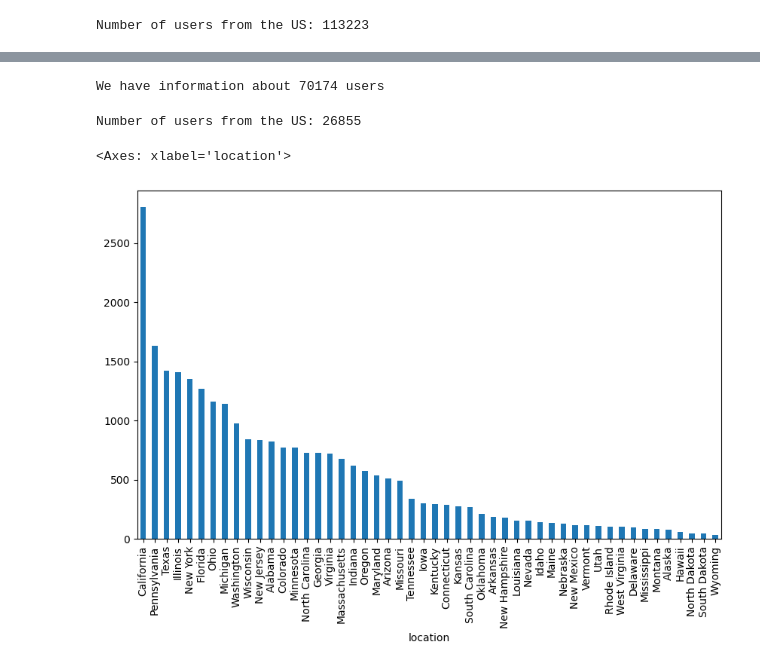
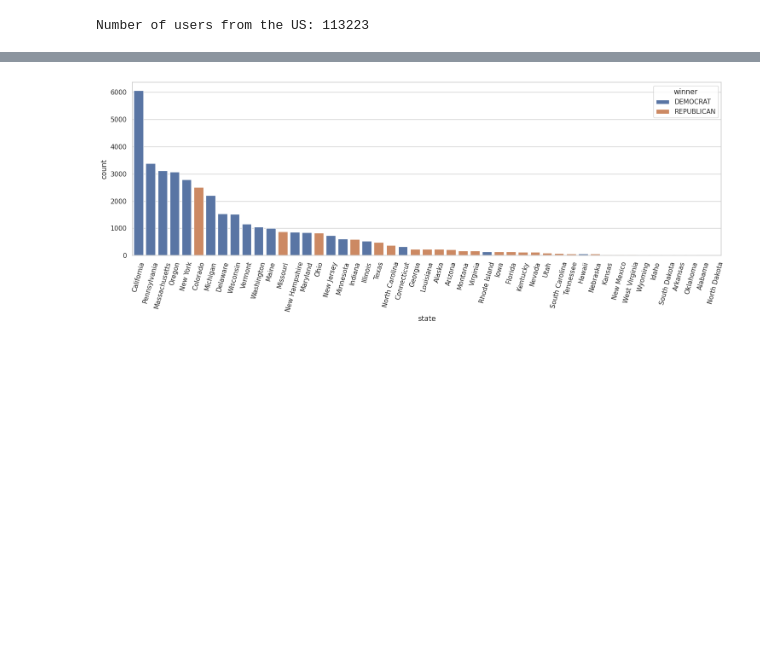
Before and after one commit to epfl-ada/ada-2024-project-adavengers, a Jupyter notebook: ADA_dataset.ipynb, the cells around one changed output, grey strips where cells are left out. Drawn from its saved outputs; the diff is of its cells as text; code cells hidden in the pictures; blank space fills up the shorter version.

```diff
--- a/ADA_dataset.ipynb
+++ b/ADA_dataset.ipynb
@@ -196,0 +261,4 @@ breweries_rate.sample(5)
+# %%
+column = pd.to_datetime(review_df['date'], unit='s').dt.date
+review_df['readable_date'] = column
+review_df.head(5)
@@ -196,0 +272,9 @@ breweries_rate.sample(5)
+# %%
+# I want to filter out first all the reviews that are in year 2004 - our first election year
+reviews_2004 = review_df[pd.to_datetime(review_df['readable_date']).dt.year == 2004]
+length_2004 = len(reviews_2004)
+print(f"Number of reviews that is from 2004: {length_2004}")
+
+# Let's see how many different beers is reviewed
+unique_beers_2004 = reviews_2004[['beer_name', 'beer_id']].value_counts()
+print(f"Number of unique beers reviewed in 2004: {len(unique_beers_2004)}")
@@ -196,0 +284,12 @@ breweries_rate.sample(5)
+# %%
+# Merging reviews with breweries (to get location of brewerie)
+reviews_2004.loc[:, 'brewery_id'] = reviews_2004['brewery_id'].astype('int64')
+rb_2004 = pd.merge(reviews_2004, breweries_advocate, left_on='brewery_id', right_on='id')
+
+# Merging reviews with user countries (to get where reviewer comes from)
+rbr_2004 = pd.merge(rb_2004, users_beer_advocate, left_on='user_id', right_on='user_id')
+
+# Location of brewery has name location_x, while location of user has name location_y we need to rename them
+# Additionally, drop user_name_y
+rbr_2004.rename(columns={'location_x': 'brewery_location', 'location_y': 'user_location', 'user_name_x' : 'user_name'}, inplace=True)
+rbr_2004.drop('user_name_y', axis=1, inplace=True)
@@ -216,24 +323,22 @@ us_states.plot(kind='bar', figsize=(10, 6))
-# %%
-users_beer_rate = pd.read_csv('/content/BeerReviews/RateBeer/users.csv')
-users_beer_rate['joined'] = pd.to_datetime(users_beer_rate['joined'], unit='ms')
-#users_beer_advocate.head(10)
-print("We have information about", len(users_beer_rate), "users")
-# %% [output]
-We have information about 70174 users
-# %%
-# Check how many of them come from the US
-us_users = users_beer_rate[users_beer_rate['location'].str.startswith('United States')]
-print(f"Number of users from the US: {len(us_users)}")
-# %% [output]
-Number of users from the US: 26855
-# %%
-# And from which states? How many?
-
-us_states = us_users['location'].str.split(', ').str[-1].value_counts()
-#us_states
-
-# Histogram showing the number of states
-us_states.plot(kind='bar', figsize=(10, 6))
-# %% [output]
-<Axes: xlabel='location'>
-[figure, removed]
+# %%
+# See what are the most common states, I also need to see who were winners in those years
+winners_over_years = "/content/party_winners_over_years.csv"
+winners_over_years = pd.read_csv(winners_over_years)
+
+winners_2004 = winners_over_years[winners_over_years['year'] == 2004][['state', 'year', 'winner']]
+winners_2004.loc[:, 'state'] = winners_2004['state'].str.title()
+
+# Extract all US breweries
+us_breweries_2004 = rbr_2004[rbr_2004['brewery_location'].str.startswith('United States')]
+us_breweries_2004 = us_breweries_2004['brewery_location'].str.split(', ').str[-1].value_counts()
+
+us_br_wi_2004 = pd.merge(us_breweries_2004, winners_2004, left_on='brewery_location', right_on='state')
+
+# Histogram showing the number of states
+plt.figure(figsize=(15, 6))
+sns.set(style="whitegrid")
+sns.barplot(data=us_br_wi_2004, x='state', y='count', hue='winner')
+plt.xticks(rotation=75)
+plt.tight_layout()
+# %% [output]
+[figure, added]
```
Also changed, not shown: parts of 30 cells of this notebook, 3 other files.
